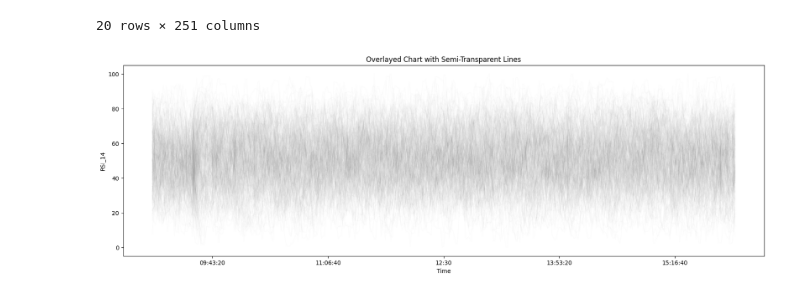
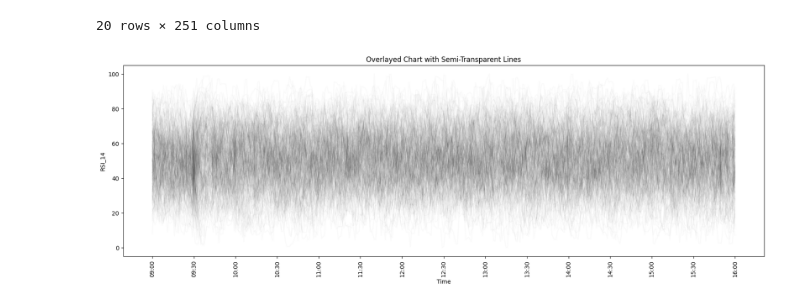
Before and after one commit to kh3dron/biz, a Jupyter notebook: experiments/indecator_stats.ipynb, the cells around one changed output. Saved outputs shown, nothing was run; the diff lists cells and outputs as text; code cells hidden in the pictures.

```diff
--- a/experiments/indecator_stats.ipynb
+++ b/experiments/indecator_stats.ipynb
@@ -124,20 +124,23 @@ reshaped_df.head(20)
 # %%
 import matplotlib.pyplot as plt
 
 # Assuming reshaped_df is your reshaped DataFrame from the previous step
 
 # Plotting with semi-transparent lines
-reshaped_df.plot.line(figsize=(20, 6), color='gray', alpha=0.02, legend=False)
+reshaped_df.plot.line(figsize=(20, 6), color='black', alpha=0.02, legend=False)
 
 # Setting labels and title
 plt.xlabel('Time')
 plt.ylabel('RSI_14')
 plt.title('Overlayed Chart with Semi-Transparent Lines')
 
+# add x axis markers at every 30 minutes
+plt.xticks(reshaped_df.index[::30], rotation=90)
+
 # Display the plot
 plt.show()
 # %% [output]
-[figure, old version]
+[figure, new version]
 # %%
 import matplotlib.pyplot as plt
 
```
Also changed, not shown: parts of 2 cells of this notebook.
